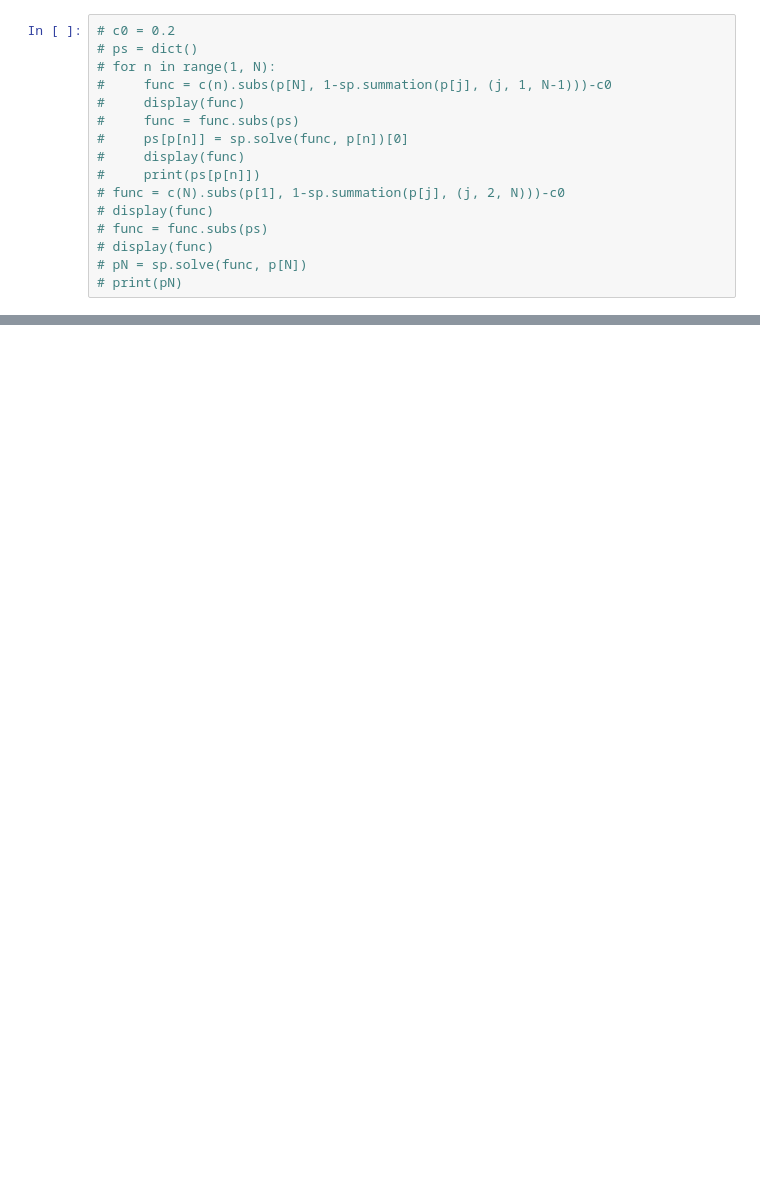
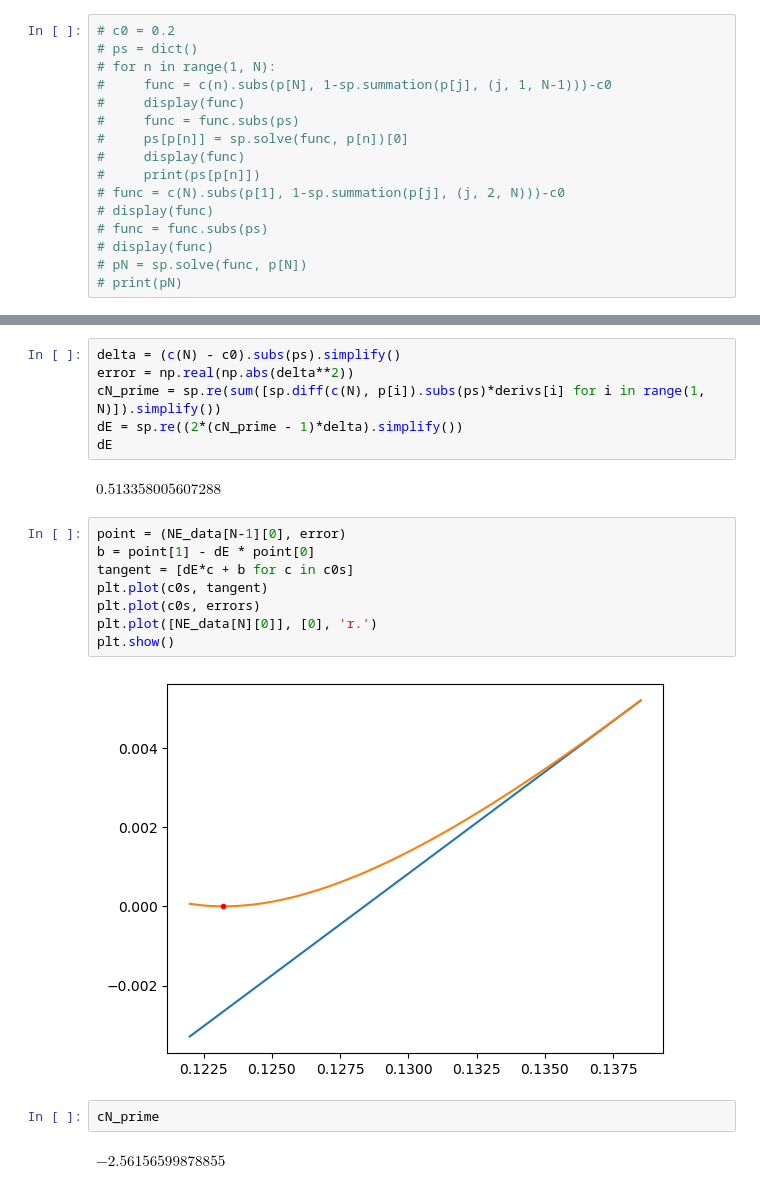
Before and after one commit to Sean-Ericson/LUPI_EVO, a Jupyter notebook: LUPI_NE.ipynb, the cells around one changed output, grey strips where cells are left out. Drawn from its saved outputs; the diff is of its cells as text; blank space fills up the shorter version.

```diff
--- a/LUPI_NE.ipynb
+++ b/LUPI_NE.ipynb
@@ -105,0 +178,22 @@ $\displaystyle 0.334162871899572$
+# %%
+delta = (c(N) - c0).subs(ps).simplify()
+error = np.real(np.abs(delta**2))
+cN_prime = sp.re(sum([sp.diff(c(N), p[i]).subs(ps)*derivs[i] for i in range(1, N)]).simplify())
+dE = sp.re((2*(cN_prime - 1)*delta).simplify())
+dE
+# %% [output]
+$\displaystyle 0.513358005607288$
+# %%
+point = (NE_data[N-1][0], error)
+b = point[1] - dE * point[0]
+tangent = [dE*c + b for c in c0s]
+plt.plot(c0s, tangent)
+plt.plot(c0s, errors)
+plt.plot([NE_data[N][0]], [0], 'r.')
+plt.show()
+# %% [output]
+[figure, added]
+# %%
+cN_prime
+# %% [output]
+$\displaystyle -2.56156599878855$
```
Also changed, not shown: parts of 10 cells of this notebook, 2 other files.
